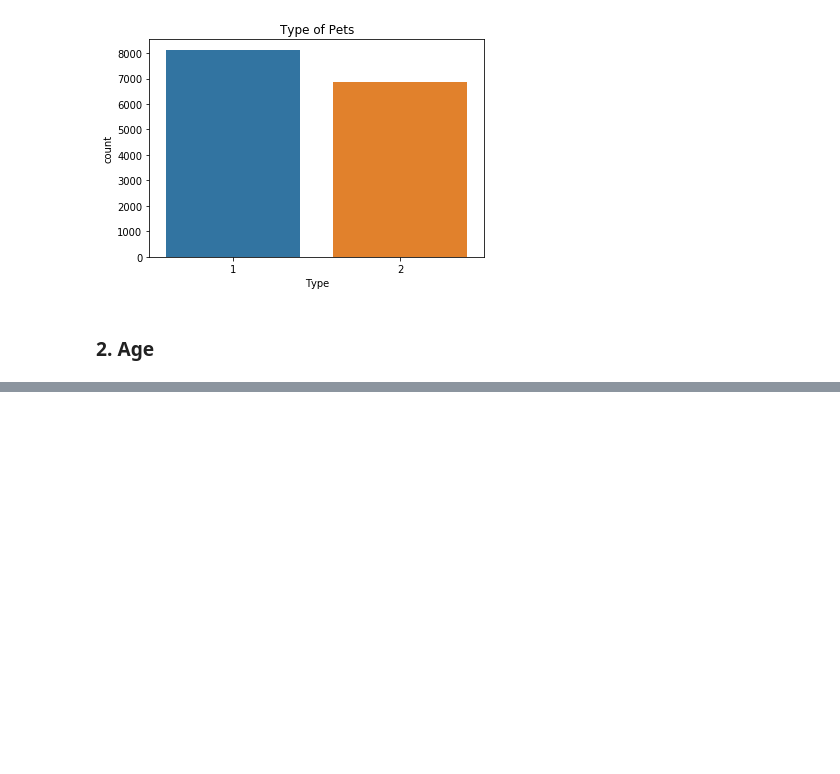
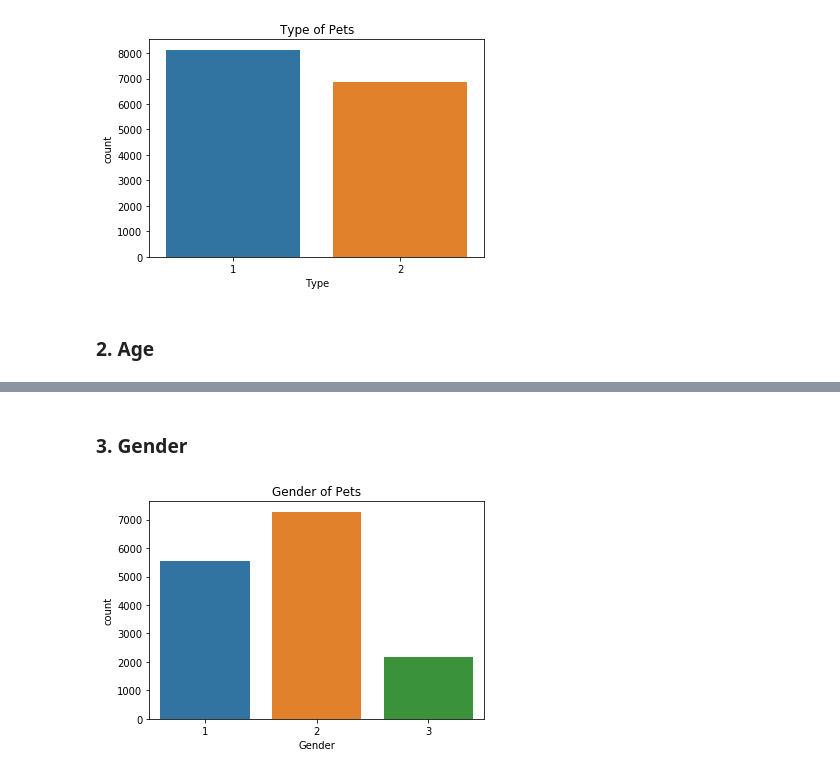
Before and after one commit to kagglebraker/PetAdoptionPrediction, a Jupyter notebook: EDA.ipynb, the cells around one changed output, grey strips where cells are left out. Cells and saved outputs as stored; diff of their text form; code cells hidden in the pictures; blank space fills up the shorter version.

```diff
--- a/EDA.ipynb
+++ b/EDA.ipynb
@@ -62,0 +71,8 @@ plt.show()
+# %% [markdown]
+### 3. Gender
+# %%
+sns.countplot(x="Gender", data=pet_data)
+plt.title("Gender of Pets")
+plt.show()
+# %% [output]
+[figure, added]
```
Also changed, not shown: parts of 18 cells of this notebook.
